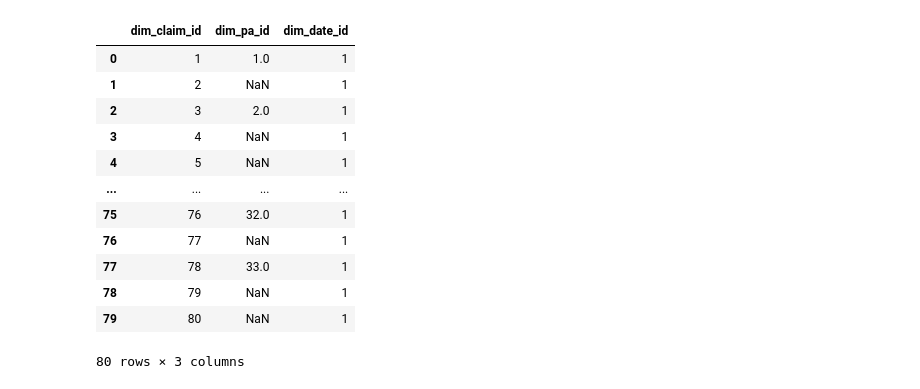
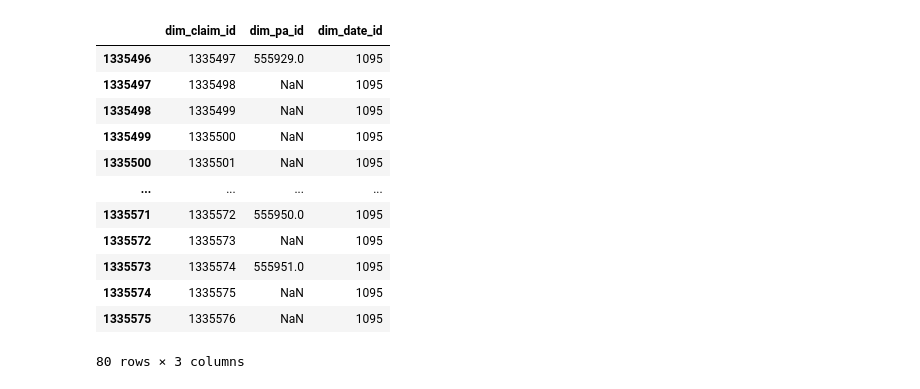
Before and after one commit to xushuo0/CoverMyMeds_Project, a Jupyter notebook: date_summary.ipynb, the cells around one changed output. Drawn from its saved outputs; the diff is of its cells as text; code cells hidden in the pictures.

```diff
--- a/date_summary.ipynb
+++ b/date_summary.ipynb
@@ -11,20 +11,20 @@ dim_claims = pd.read_csv('./CoverMyMeds_data/dim_claims.csv')
 dim_date = pd.read_csv('./CoverMyMeds_data/dim_date.csv')
 dim_pa = pd.read_csv('./CoverMyMeds_data/dim_pa.csv')
 # %%
-bridge.head(80)
+bridge.tail(80)
 # %% [output]
 |  | dim_claim_id | dim_pa_id | dim_date_id |
-| 0 | 1 | 1.0 | 1 |
-| 1 | 2 | NaN | 1 |
-| 2 | 3 | 2.0 | 1 |
-| 3 | 4 | NaN | 1 |
-| 4 | 5 | NaN | 1 |
+| 1335496 | 1335497 | 555929.0 | 1095 |
+| 1335497 | 1335498 | NaN | 1095 |
+| 1335498 | 1335499 | NaN | 1095 |
+| 1335499 | 1335500 | NaN | 1095 |
+| 1335500 | 1335501 | NaN | 1095 |
 | ... | ... | ... | ... |
-| 75 | 76 | 32.0 | 1 |
-| 76 | 77 | NaN | 1 |
-| 77 | 78 | 33.0 | 1 |
-| 78 | 79 | NaN | 1 |
-| 79 | 80 | NaN | 1 |
+| 1335571 | 1335572 | 555950.0 | 1095 |
+| 1335572 | 1335573 | NaN | 1095 |
+| 1335573 | 1335574 | 555951.0 | 1095 |
+| 1335574 | 1335575 | NaN | 1095 |
+| 1335575 | 1335576 | NaN | 1095 |
 80 rows × 3 columns
 # %%
 nan_removed = bridge[bridge['dim_pa_id'].notna()].value_counts(['dim_date_id']).sort_index()
```
Also changed, not shown: parts of 6 cells of this notebook.
